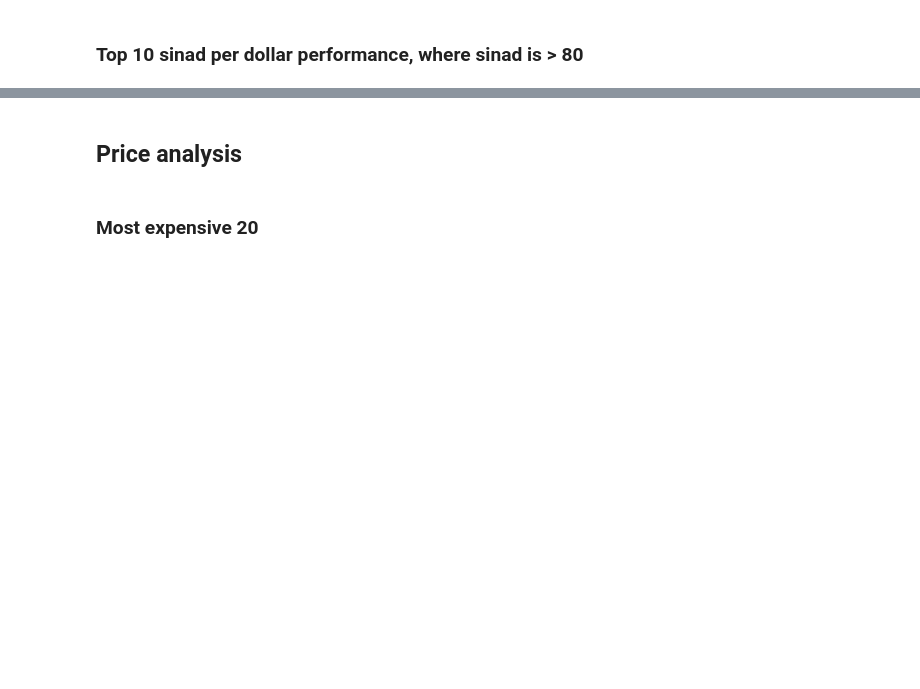
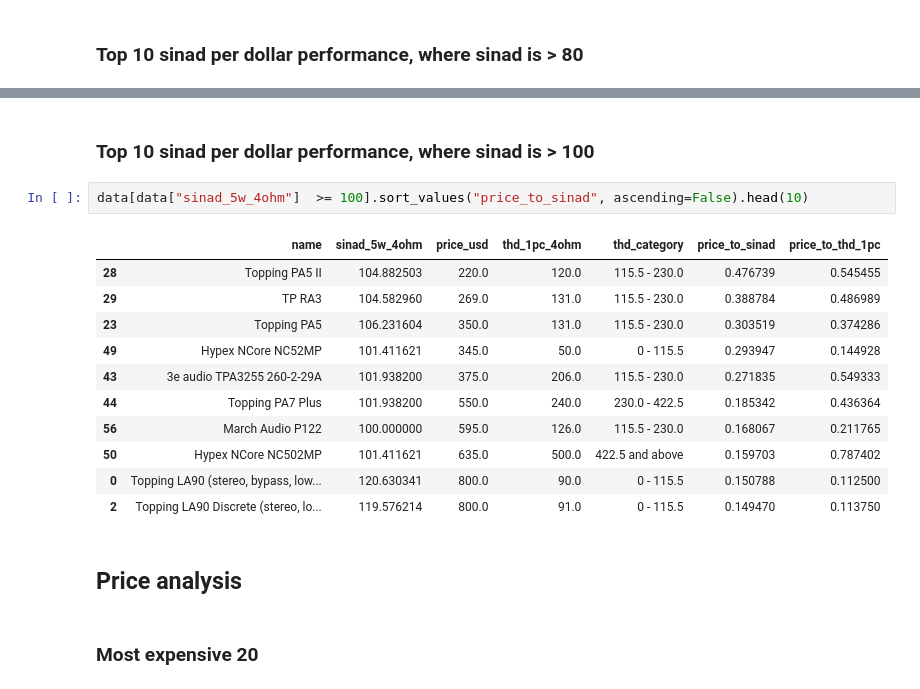
Before and after one commit to danielc92/hifi-analysis, a Jupyter notebook: parts analysis.ipynb, the cells around one changed output, grey strips where cells are left out. Drawn from its saved outputs; the diff is of its cells as text; blank space fills up the shorter version.

```diff
--- a/parts analysis.ipynb
+++ b/parts analysis.ipynb
@@ -340,3 +358,19 @@ data[data["sinad_5w_4ohm"]  >= 80].sort_values("price_to_sinad", ascending=False
+# %% [markdown]
+### Top 10 sinad per dollar performance, where sinad is > 100
+# %%
+data[data["sinad_5w_4ohm"]  >= 100].sort_values("price_to_sinad", ascending=False).head(10)
+# %% [output]
+|  | name | sinad_5w_4ohm | price_usd | thd_1pc_4ohm | thd_category | price_to_sinad | price_to_thd_1pc |
+| 28 | Topping PA5 II | 104.882503 | 220.0 | 120.0 | 115.5 - 230.0 | 0.476739 | 0.545455 |
+| 29 | TP RA3 | 104.582960 | 269.0 | 131.0 | 115.5 - 230.0 | 0.388784 | 0.486989 |
+| 23 | Topping PA5 | 106.231604 | 350.0 | 131.0 | 115.5 - 230.0 | 0.303519 | 0.374286 |
+| 49 | Hypex NCore NC52MP | 101.411621 | 345.0 | 50.0 | 0 - 115.5 | 0.293947 | 0.144928 |
+| 43 | 3e audio TPA3255 260-2-29A | 101.938200 | 375.0 | 206.0 | 115.5 - 230.0 | 0.271835 | 0.549333 |
+| 44 | Topping PA7 Plus | 101.938200 | 550.0 | 240.0 | 230.0 - 422.5 | 0.185342 | 0.436364 |
+| 56 | March Audio P122 | 100.000000 | 595.0 | 126.0 | 115.5 - 230.0 | 0.168067 | 0.211765 |
+| 50 | Hypex NCore NC502MP | 101.411621 | 635.0 | 500.0 | 422.5 and above | 0.159703 | 0.787402 |
+| 0 | Topping LA90 (stereo, bypass, low... | 120.630341 | 800.0 | 90.0 | 0 - 115.5 | 0.150788 | 0.112500 |
+| 2 | Topping LA90 Discrete (stereo, lo... | 119.576214 | 800.0 | 91.0 | 0 - 115.5 | 0.149470 | 0.113750 |
 # %% [markdown]
 ## Price analysis
 # %% [markdown]
```
Also changed, not shown: parts of 3 cells of this notebook.
